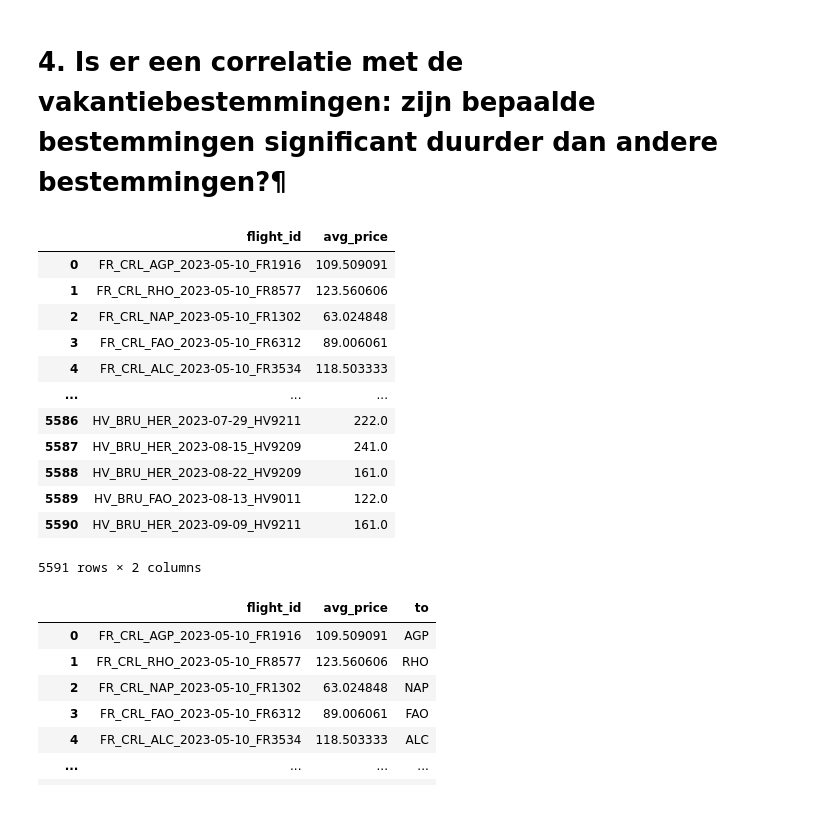
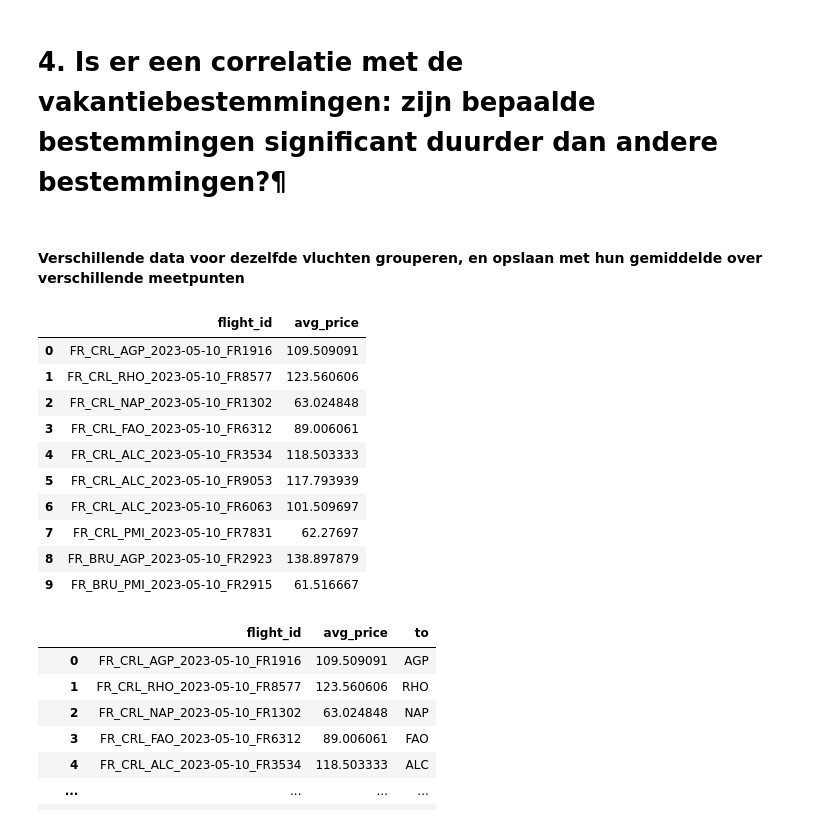
Before and after one commit to ademayari/data-engineering-project-1, a Jupyter notebook: pandas/Pandas Analyses.ipynb, the cells around one changed output. Cells and saved outputs as stored; diff of their text form; code cells hidden in the pictures.

```diff
--- a/pandas/Pandas Analyses.ipynb
+++ b/pandas/Pandas Analyses.ipynb
@@ -121,32 +121,32 @@ correct_data[correct_data["price"] == correct_data["price"].min()]
 - De vluchten vertrekken enkel van charleroi, en vliegen enkel naar napoli en palma de mallorca
 # %% [markdown]
 # 4. Is er een correlatie met de vakantiebestemmingen: zijn bepaalde bestemmingen significant duurder dan andere bestemmingen?¶
+# %% [markdown]
+#### Verschillende data voor dezelfde vluchten grouperen, en opslaan met hun gemiddelde over verschillende meetpunten
 # %%
 data = df.copy(deep=True)
 
 # add average of flight cost over different points in time
 d = {}
 for x in data["flight_id"].unique():
     if x not in d.keys():
         d[x] = data[data["flight_id"] == x]["price"].mean()
 
 df2 = pd.DataFrame([d.keys(), d.values()]).transpose()
 df2.columns = ["flight_id", "avg_price"]
-df2
+df2.head(10)
 # %% [output]
 |  | flight_id | avg_price |
 | 0 | FR_CRL_AGP_2023-05-10_FR1916 | 109.509091 |
 | 1 | FR_CRL_RHO_2023-05-10_FR8577 | 123.560606 |
 | 2 | FR_CRL_NAP_2023-05-10_FR1302 | 63.024848 |
 | 3 | FR_CRL_FAO_2023-05-10_FR6312 | 89.006061 |
 | 4 | FR_CRL_ALC_2023-05-10_FR3534 | 118.503333 |
-| ... | ... | ... |
-| 5586 | HV_BRU_HER_2023-07-29_HV9211 | 222.0 |
-| 5587 | HV_BRU_HER_2023-08-15_HV9209 | 241.0 |
-| 5588 | HV_BRU_HER_2023-08-22_HV9209 | 161.0 |
-| 5589 | HV_BRU_FAO_2023-08-13_HV9011 | 122.0 |
-| 5590 | HV_BRU_HER_2023-09-09_HV9211 | 161.0 |
+| 5 | FR_CRL_ALC_2023-05-10_FR9053 | 117.793939 |
+| 6 | FR_CRL_ALC_2023-05-10_FR6063 | 101.509697 |
+| 7 | FR_CRL_PMI_2023-05-10_FR7831 | 62.27697 |
+| 8 | FR_BRU_AGP_2023-05-10_FR2923 | 138.897879 |
+| 9 | FR_BRU_PMI_2023-05-10_FR2915 | 61.516667 |
-5591 rows × 2 columns
 # %%
 df2["to"] = df2.flight_id.map(lambda x: x.split('_')[2])
 df2
```
Also changed, not shown: parts of 4 cells of this notebook.
